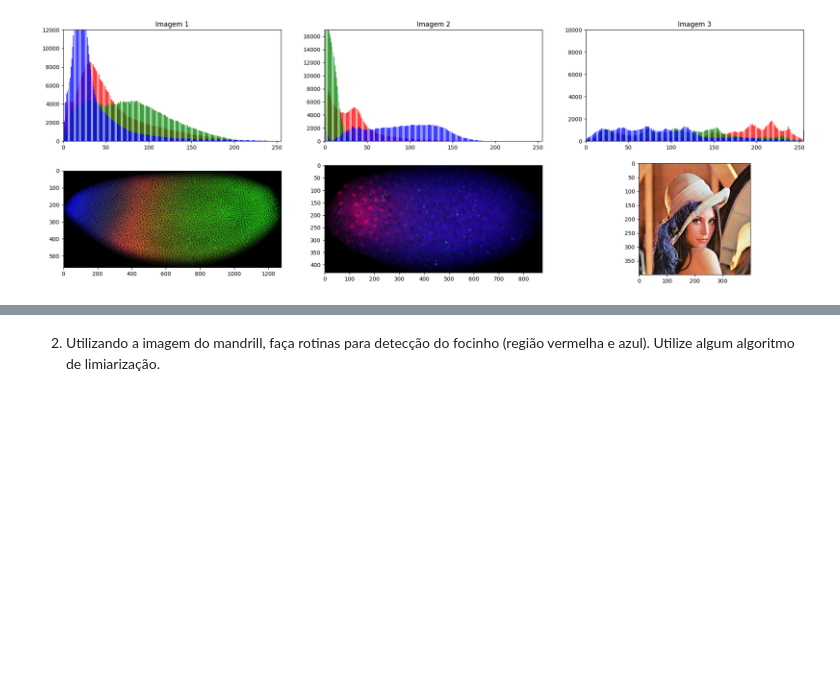
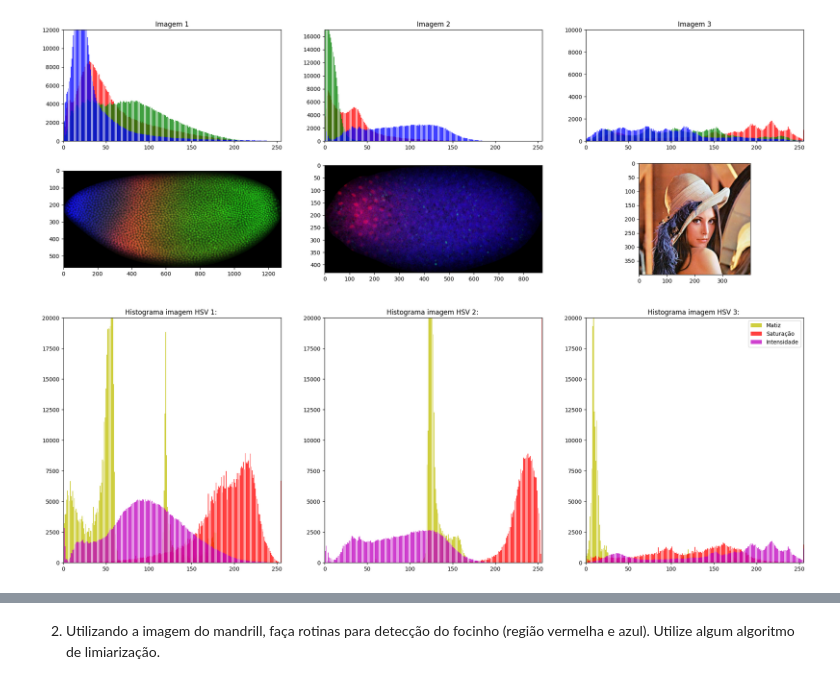
Before and after one commit to lazarojoabe/Processamento-Digital-De-Imagens, a Jupyter notebook: Lab09 - Color/lab09.ipynb, the cells around one changed output, grey strips where cells are left out. Saved outputs shown, nothing was run; the diff lists cells and outputs as text; code cells hidden in the pictures; blank space fills up the shorter version.

```diff
--- a/Lab09 - Color/lab09.ipynb
+++ b/Lab09 - Color/lab09.ipynb
@@ -32,14 +34,11 @@ img2RGB = cv2.cvtColor(img2, cv2.COLOR_BGR2RGB)
 
 img3 = cv2.imread("Lenna.jpg", cv2.IMREAD_COLOR)
 img3RGB = cv2.cvtColor(img3, cv2.COLOR_BGR2RGB)
-'''
-plt.subplot(3,4,1)
-plt.imshow(img1RGB);
-plt.subplot(3,4,4*1+1)
-plt.imshow(img2RGB);
-plt.subplot(3,4,4*2+1)
-plt.imshow(img3RGB);
-'''
+
+img1HSV = cv2.cvtColor(img1, cv2.COLOR_BGR2HSV)
+img2HSV = cv2.cvtColor(img2, cv2.COLOR_BGR2HSV)
+img3HSV = cv2.cvtColor(img3, cv2.COLOR_BGR2HSV)
+
 hist1 = calcHist(img1RGB)
 hist2 = calcHist(img2RGB)
 hist3 = calcHist(img3RGB)
@@ -91,3 +90,46 @@ plt.imshow(img3RGB)
 plt.show()
 # %% [output]
 [figure]
+# %%
+#HISTOGRAMAS DAS IMAGENS EM  HSV
+
+histHSV1 = calcHist(img1HSV)
+histHSV2 = calcHist(img2HSV)
+histHSV3 = calcHist(img3HSV)
+
+fig = plt.figure(figsize=(24, 8))
+
+plt.subplot(1, 3, 1).set_title("Histograma imagem HSV 1: ")
+plt.bar(range(256), histHSV1[0], alpha=0.75, color='y', label='Histograma-Vermelho')
+plt.axis( [0, 255, 0, 20000] )
+
+plt.bar(range(256), histHSV1[1], alpha=0.75, color='r', label='Histograma-Vermelho')
+plt.axis( [0, 255, 0, 20000] )
+
+
+plt.bar(range(256), histHSV1[2], alpha=0.75, color='m', label='Histograma-Vermelho')
+plt.axis( [0, 255, 0, 20000] )
+
+plt.subplot(1, 3, 2).set_title("Histograma imagem HSV 2: ")
+plt.bar(range(256), histHSV2[0], alpha=0.75, color='y', label='Histograma-Vermelho')
+plt.axis( [0, 255, 0, 20000] )
+
+plt.bar(range(256), histHSV2[1], alpha=0.75, color='r', label='Histograma-Vermelho')
+plt.axis( [0, 255, 0, 20000] )
+
+plt.bar(range(256), histHSV2[2], alpha=0.75, color='m', label='Histograma-Vermelho')
+plt.axis( [0, 255, 0, 20000] )
+
+plt.subplot(1, 3, 3).set_title("Histograma imagem HSV 3: ")
+plt.bar(range(256), histHSV3[0], alpha=0.75, color='y', label='Histograma-Vermelho')
+plt.axis( [0, 255, 0, 20000] )
+
+plt.bar(range(256), histHSV3[1], alpha=0.75, color='r', label='Histograma-Vermelho')
+plt.axis( [0, 255, 0, 20000] )
+
+plt.bar(range(256), histHSV3[2], alpha=0.75, color='m')
+plt.axis( [0, 255, 0, 20000] )
+
+plt.legend(("Matiz", "Saturação", "Intensidade"));
+# %% [output]
+[figure, added]
```
Also changed, not shown: parts of 6 cells of this notebook, 1 other file.
